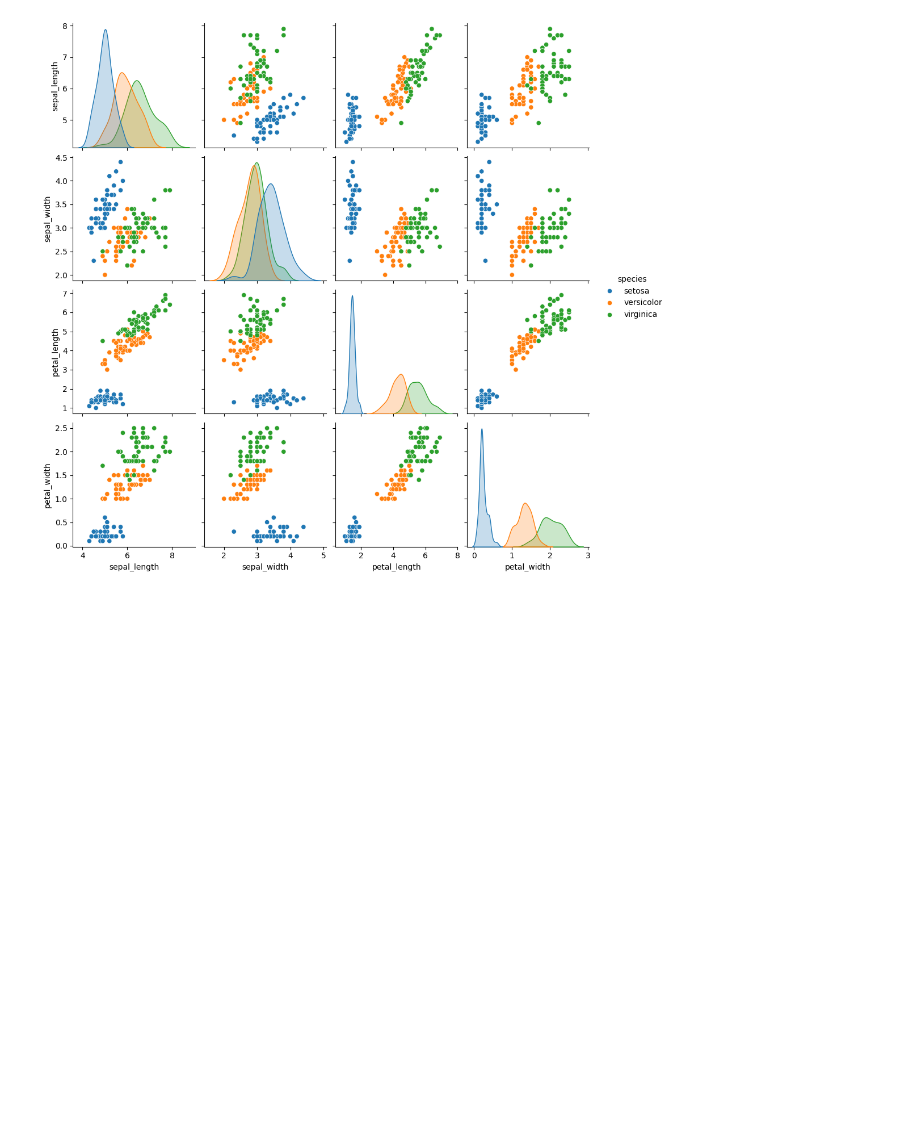
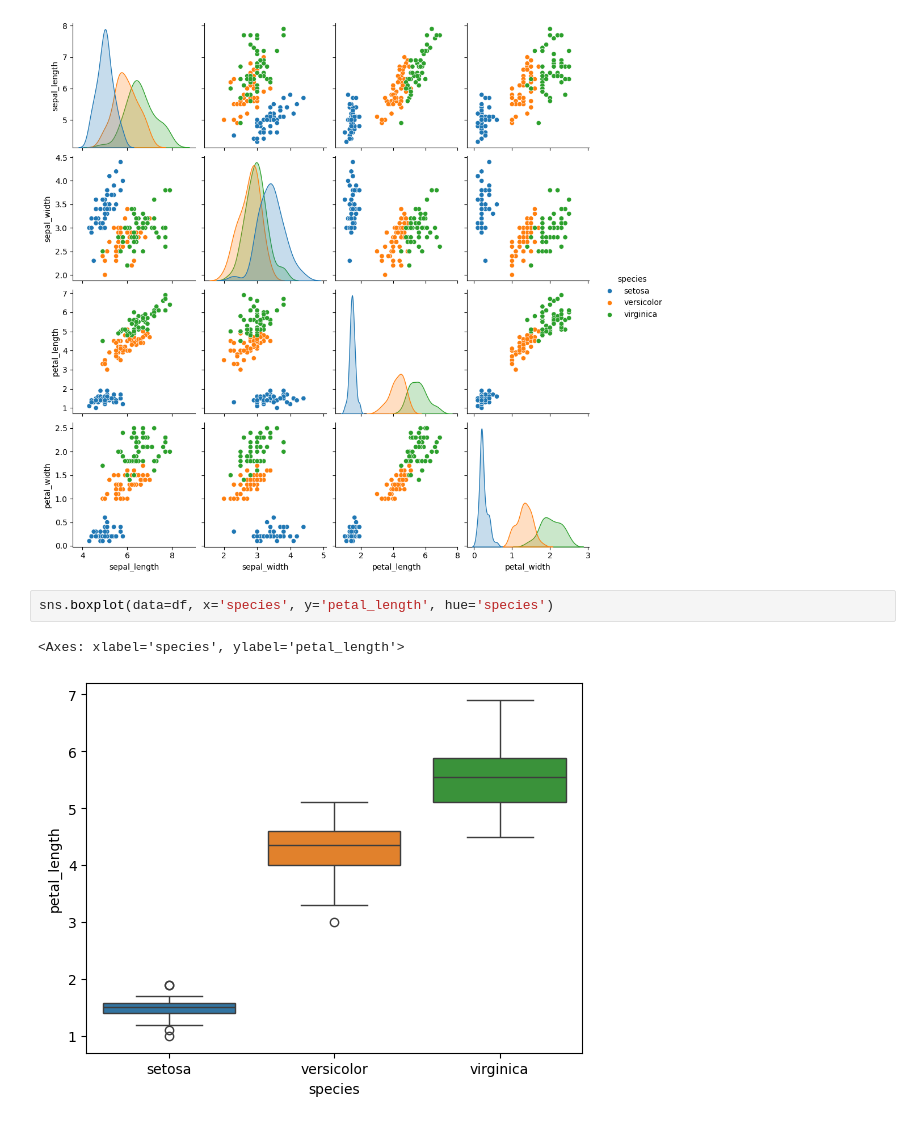
Before and after one commit to utkarshg1/ML_Wakad_6_8pm_30th_Apr, a Jupyter notebook: test.ipynb, the cells around one changed output. Cells and saved outputs as stored; diff of their text form; blank space fills up the shorter version.

```diff
--- a/test.ipynb
+++ b/test.ipynb
@@ -53,3 +53,8 @@ sns.pairplot(data=df, hue='species')
 # %% [output]
 <seaborn.axisgrid.PairGrid at 0x...>
 [figure]
+# %%
+sns.boxplot(data=df, x='species', y='petal_length', hue='species')
+# %% [output]
+<Axes: xlabel='species', ylabel='petal_length'>
+[figure, added]
```
Also changed, not shown: parts of 1 cell of this notebook.
